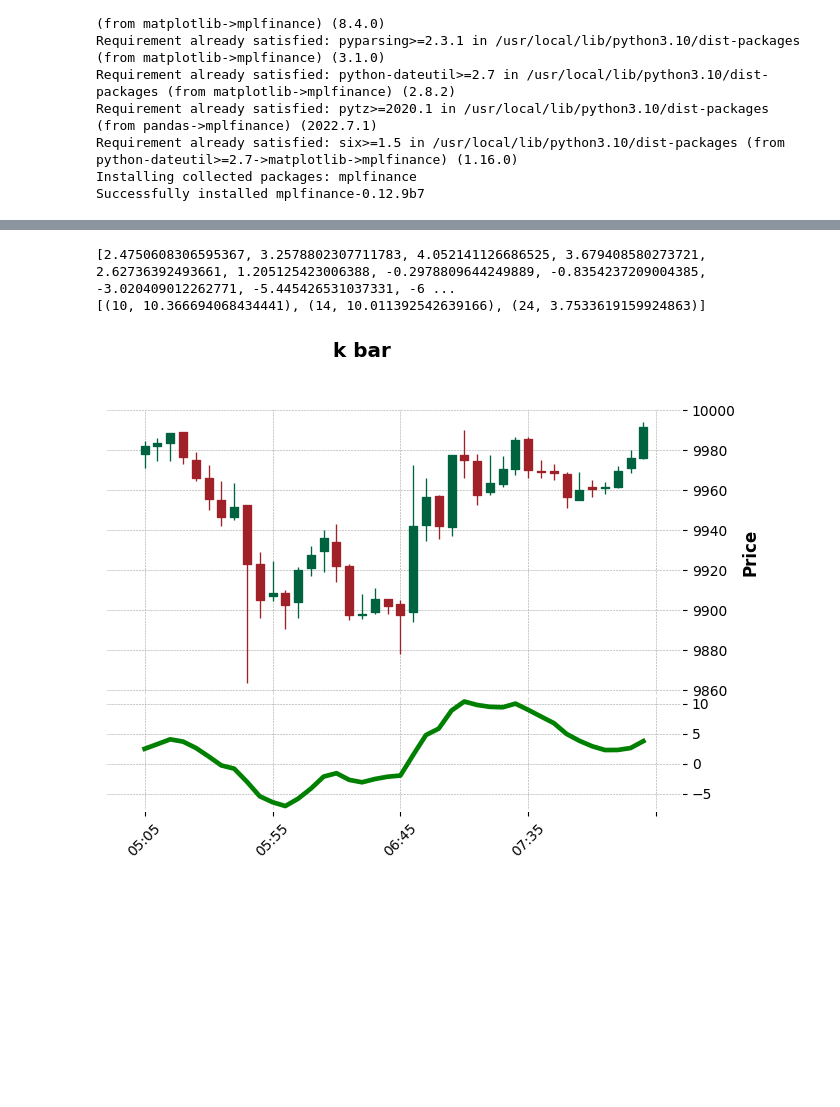
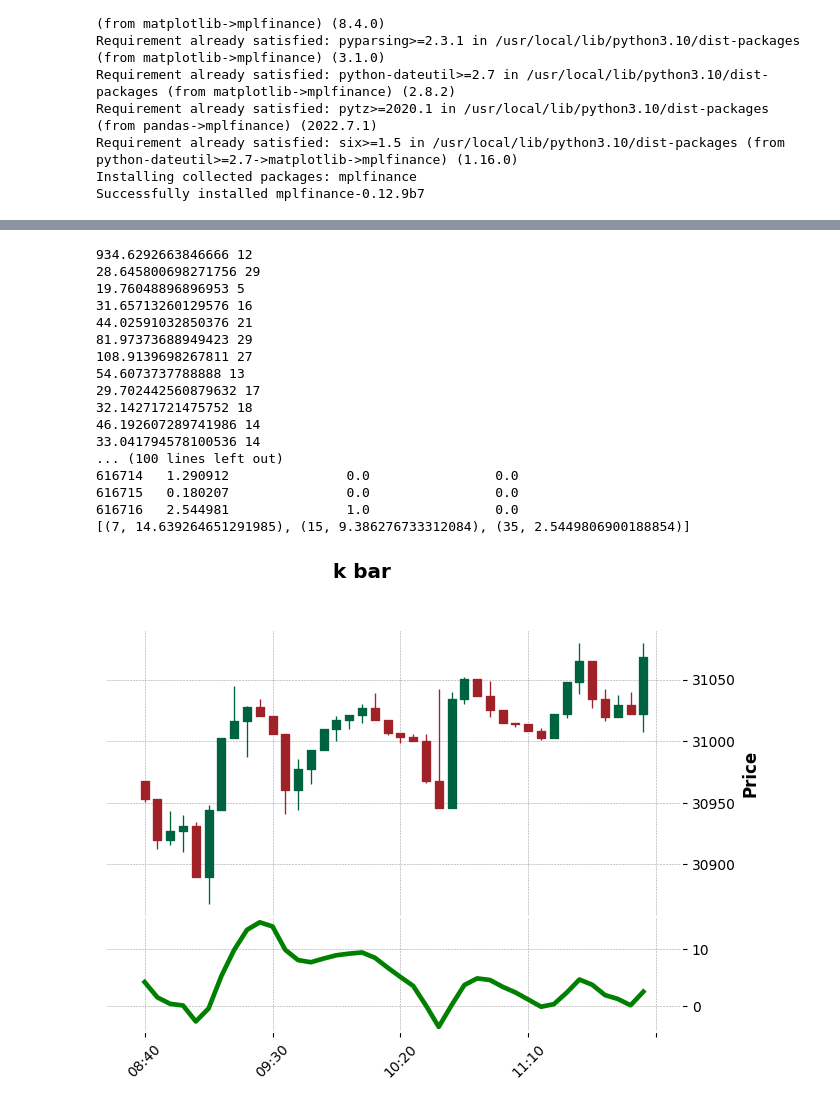
Before and after one commit to tc3oliver/StratLabFreq, a Jupyter notebook: MACD_Divergence_Analysis.ipynb, the cells around one changed output, grey strips where cells are left out. Drawn from its saved outputs; the diff is of its cells as text; code cells hidden in the pictures; blank space fills up the shorter version.

```diff
--- a/MACD_Divergence_Analysis.ipynb
+++ b/MACD_Divergence_Analysis.ipynb
@@ -261,8 +162,22 @@ def find_peak_sequence(data):
         highlighted_points.append(temp)
 
         if len(highlighted_points) >= 3:
-            if abs(highlighted_points[-3][1]) > abs(highlighted_points[-2][1]) > abs(highlighted_points[-1][1]):
-                    return True, highlighted_points
+          # 波峰的差異
+          percentage_difference = abs(abs(highlighted_points[-1][1]) - abs(highlighted_points[-3][1])) / (abs(highlighted_points[-3][1])) * 100
+
+          # 波峰的步數
+          step = abs(highlighted_points[-3][0] - highlighted_points[-1][0])
+
+          print(percentage_difference, step)
+
+          if percentage_difference < 50:
+            return False, []
+
+          if step < count * 0.5:
+            return False, []
+
+          if abs(highlighted_points[-3][1]) > abs(highlighted_points[-2][1]) > abs(highlighted_points[-1][1]):
+            return True, highlighted_points
 
         return False, []
 # %%
@@ -282,38 +197,52 @@ def find_peak_sequence_short_wrapper(data):
                 return False, []
             return find_peak_sequence([n for n in data if n > 0])
 # %%
-import statistics
-
+# 空單
 while True:
 
-  df = get_random_count_values_dataframe(dataframe)
+  df = get_random_count_values_dataframe(dataframe[615796:])
   data = df['macdhist'].values.tolist()
 
 
 
   isfind, l = find_peak_sequence_short_wrapper(data)
 
 
   if isfind:
     if df['is_high_increase'].values.tolist()[-1]:
-      print(data)
+      print(df)
       print(l)
       df.set_index('date', inplace=True)
 
       # 建立一個 MACD histogram 的圖像
       ap = mpf.make_addplot(df['macdhist'], panel=1, color='g', secondary_y=False)
 
       # 繪製 K 線圖，並添加 MACD histogram
       mpf.plot(df, type='candle', style='charles', title='k bar', addplot=ap)
 
       # 顯示圖表
       plt.show()
 
       break
 # %% [output]
-[2.4750608306595367, 3.2578802307711783, 4.052141126686525, 3.679408580273721, 2.62736392493661, 1.205125423006388, -0.2978809644249889, -0.8354237209004385, -3.020409012262771, -5.445426531037331, -6 ...
-[(10, 10.366694068434441), (14, 10.011392542639166), (24, 3.7533619159924863)]
+934.6292663846666 12
+28.645800698271756 29
+19.76048896896953 5
+31.65713260129576 16
+44.02591032850376 21
+81.97373688949423 29
+108.9139698267811 27
+54.6073737788888 13
+29.702442560879632 17
+32.14271721475752 18
+46.192607289741986 14
+33.041794578100536 14
+... (100 lines left out)
+616714   1.290912               0.0                0.0
+616715   0.180207               0.0                0.0
+616716   2.544981               1.0                0.0
+[(7, 14.639264651291985), (15, 9.386276733312084), (35, 2.5449806900188854)]
-[figure, old version]
+[figure, new version]
 # %%
 # dataframe['is_low_decreasing'] = dataframe['low'].rolling(window=count).apply(lambda x: (x[-1] < x[0]) & (x[-1] < max(x[:-1])), raw=True)
 # %%
```
Also changed, not shown: parts of 10 cells of this notebook.
